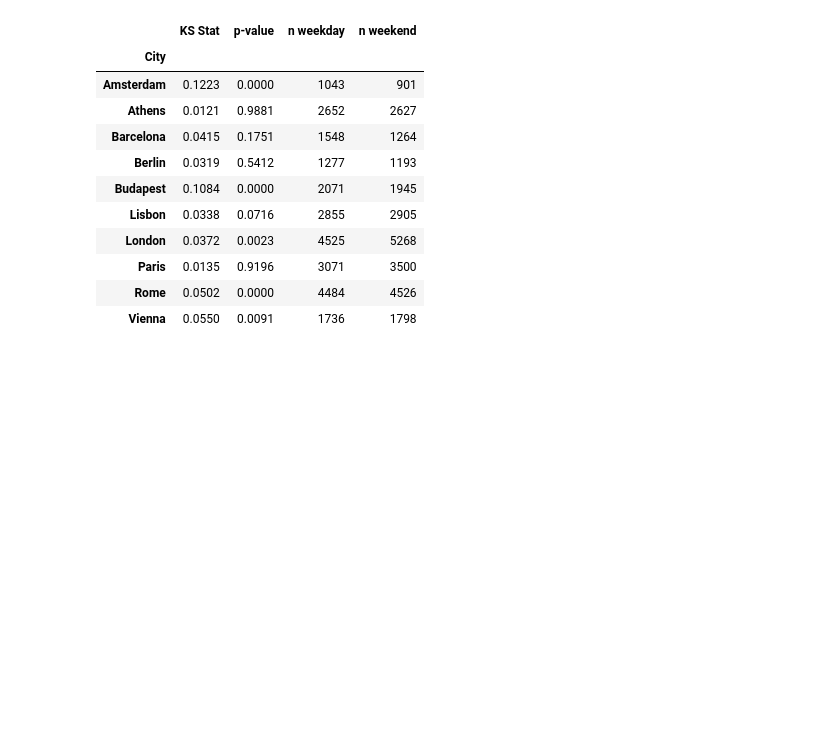
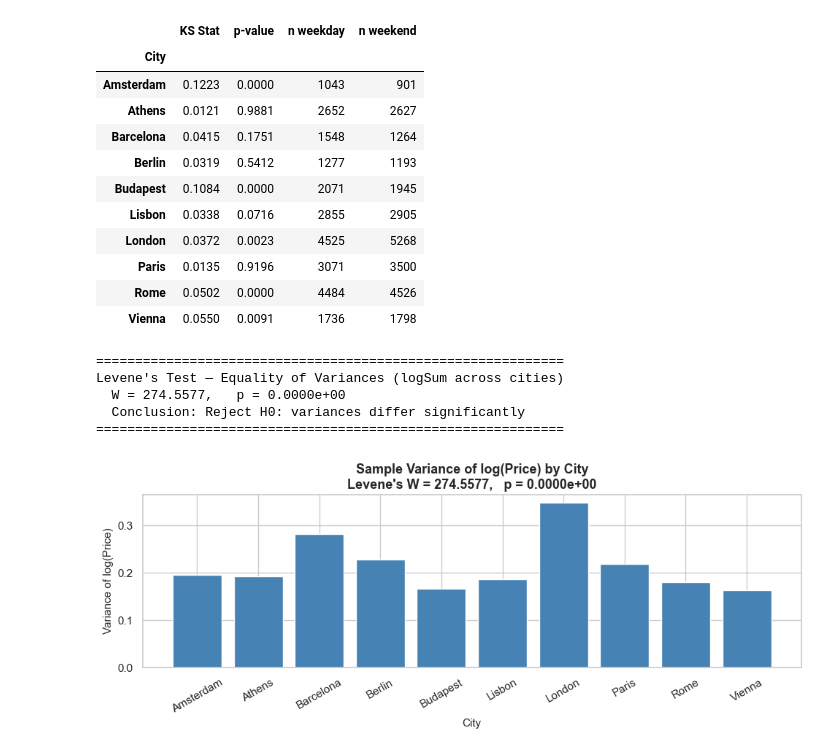
Before and after one commit to ShenghaoXue/MATH-189-Project-SP26, a Jupyter notebook: phase_2.ipynb, the cells around one changed output. Drawn from its saved outputs; the diff is of its cells as text; code cells hidden in the pictures; blank space fills up the shorter version.

```diff
--- a/phase_2.ipynb
+++ b/phase_2.ipynb
@@ -83,3 +84,41 @@ K-S Test Results: Weekday vs. Weekend logSum
 | Paris | 0.0135 | 0.9196 | 3071 | 3500 |
 | Rome | 0.0502 | 0.0000 | 4484 | 4526 |
 | Vienna | 0.0550 | 0.0091 | 1736 | 1798 |
+# %%
+# --- Levene's Test: Equality of Variance in log(Price) Across Cities ---
+city_groups = [df[df['city'] == cid]['logSum'].values for cid in sorted(CITY_NAMES)]
+lev_stat, lev_p = stats.levene(*city_groups)
+
+print("=" * 60)
+print("Levene's Test — Equality of Variances (logSum across cities)")
+print(f"  W = {lev_stat:.4f},   p = {lev_p:.4e}")
+sig = "Reject H0: variances differ significantly" if lev_p < 0.05 else "Fail to reject H0"
+print(f"  Conclusion: {sig}")
+print("=" * 60)
+
+# Per-city variance bar chart
+city_vars = {
+    CITY_NAMES[cid]: df[df['city'] == cid]['logSum'].var(ddof=1)
+    for cid in sorted(CITY_NAMES)
+}
+
+fig, ax = plt.subplots(figsize=(10, 4))
+ax.bar(city_vars.keys(), city_vars.values(), color='steelblue', edgecolor='white')
+ax.set_title(
+    f"Sample Variance of log(Price) by City\n"
+    f"Levene's W = {lev_stat:.4f},   p = {lev_p:.4e}",
+    fontsize=13, fontweight='bold'
+)
+ax.set_xlabel("City", fontsize=11)
+ax.set_ylabel("Variance of log(Price)", fontsize=11)
+ax.tick_params(axis='x', rotation=30)
+plt.tight_layout()
+plt.savefig('levene_variances_by_city.png', dpi=300, bbox_inches='tight')
+plt.show()
+# %% [output]
+============================================================
+Levene's Test — Equality of Variances (logSum across cities)
+  W = 274.5577,   p = 0.0000e+00
+  Conclusion: Reject H0: variances differ significantly
+============================================================
+[figure, added]
```
Also changed, not shown: parts of 6 cells of this notebook, 4 other files.
